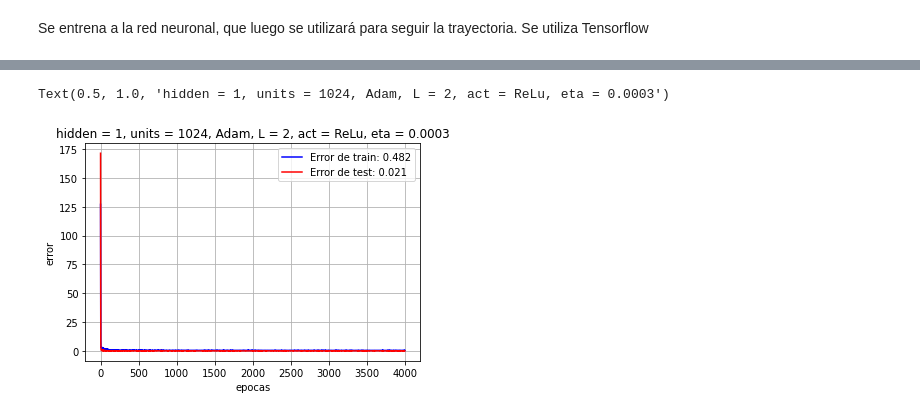
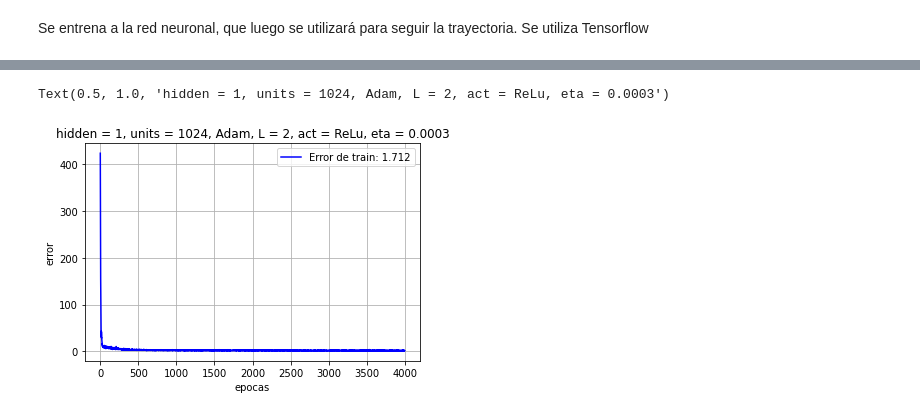
Before and after one commit to Federiconunezfrau/DNN-diff-robot-trayectory-follow, a Jupyter notebook: Training.ipynb, the cells around one changed output, grey strips where cells are left out. Drawn from its saved outputs; the diff is of its cells as text; code cells hidden in the pictures.

```diff
--- a/Training.ipynb
+++ b/Training.ipynb
@@ -93,12 +104,13 @@ trayectoria_referencia = Td.T
 
 i = 0
 
-L = 2
+L = 1
 
 DNN_inputs = []
 DNN_outputs = []
 
-while (i+1+L < N):
+while (i+1+L <= N):
+    # pdb.set_trace()
     a = trayectoria_recorrida[i:i+L+1]
     a.shape = (3*(L  + 1),)
     b = trayectoria_referencia[i+1]
@@ -140,13 +206,7 @@ capas_ocultas = 1
 # Capa de entrada
 model.add(tf.keras.Input(shape=(N_input,)))
 # Una capa oculta
-model.add(tf.keras.layers.Dense(N_middle,
-                                activation = 'relu',
-                                kernel_initializer = 'glorot_uniform',
-                                bias_initializer = 'glorot_uniform'))
 
-model.add(tf.keras.layers.Dropout(0.5))
-"""
 model.add(tf.keras.layers.Dense(N_middle,
                                 activation = 'relu',
                                 kernel_initializer = 'glorot_uniform',
@@ -155,13 +215,21 @@ model.add(tf.keras.layers.Dense(N_middle,
 model.add(tf.keras.layers.Dropout(0.5))
 
 """
-# model.add(tf.keras.layers.Dense(N_middle,
-                                # activation = 'relu',
-                                # kernel_initializer = 'glorot_uniform',
-                                # bias_initializer = 'glorot_uniform'))
+model.add(tf.keras.layers.Dense(N_middle,
+                                activation = 'tanh',
+                                kernel_initializer = 'glorot_uniform',
+                                bias_initializer = 'glorot_uniform'))
 
-# model.add(tf.keras.layers.Dropout(0.5))
+model.add(tf.keras.layers.Dropout(0.5))
+"""
+"""
+model.add(tf.keras.layers.Dense(N_middle,
+                                activation = 'tanh',
+                                kernel_initializer = 'glorot_uniform',
+                                bias_initializer = 'glorot_uniform'))
 
+model.add(tf.keras.layers.Dropout(0.5))
+"""
 
 # model.add(tf.keras.layers.Dense(N_middle,
                                 # activation = 'relu',
@@ -179,6 +247,5 @@ model.add(tf.keras.layers.Dense(N_output,
 eta = 0.0003
 
 opt = tf.keras.optimizers.Adam(learning_rate = eta)
-
 model.compile(optimizer = opt,
               loss = 'mse')
@@ -187,4 +274,7 @@ model.summary()
 # %%
 # Se entrena la red neuronal
 
-history = model.fit(X,Y, epochs = 4000, batch_size = 30, validation_split=0.1)
+# history = model.fit(X,Y, epochs = 4000, batch_size = 30, validation_split=0.1)
+history = model.fit(X,Y, epochs = 4000, batch_size = 30)
+
+# history = model.fit(X,Y, epochs = 4000, batch_size = 30, validation_split=0.1, callbacks=[es])
@@ -191,23 +299,23 @@ history = model.fit(X,Y, epochs = 4000, batch_size = 30, validation_split=0.1)
 # %%
 # se grafica el error vs época
-capas_ocultas = 1
-eta = 0.0003
+# capas_ocultas = 1
+# eta = 0.0003
 
 N_loss = len(history.history['loss'])
-N_val_loss = len(history.history['val_loss'])
+# N_val_loss = len(history.history['val_loss'])
 
 fig, ax = plt.subplots(1)
 ax.plot(history.history['loss'],'b-',label = 'Error de train: %.3f' %(history.history['loss'][N_loss - 1]))
-ax.plot(history.history['val_loss'],'r-',label = 'Error de test: %.3f' %(history.history['val_loss'][N_val_loss - 1]))
+# ax.plot(history.history['val_loss'],'r-',label = 'Error de test: %.3f' %(history.history['val_loss'][N_val_loss - 1]))
 
 ax.set_xlabel('epocas')
 ax.set_ylabel('error')
 ax.legend()
 ax.grid(True)
 ax.set_title('hidden = %i, units = %i, Adam, L = %i, act = ReLu, eta = %.4f' %(capas_ocultas, N_middle, L, eta))
 # %% [output]
 Text(0.5, 1.0, 'hidden = 1, units = 1024, Adam, L = 2, act = ReLu, eta = 0.0003')
-[figure, old version]
+[figure, new version]
 # %%
 fig.savefig('entrenamiento_L.png',dpi = 300)
 # %%
```
Also changed, not shown: parts of 16 cells of this notebook, 5 other files.
